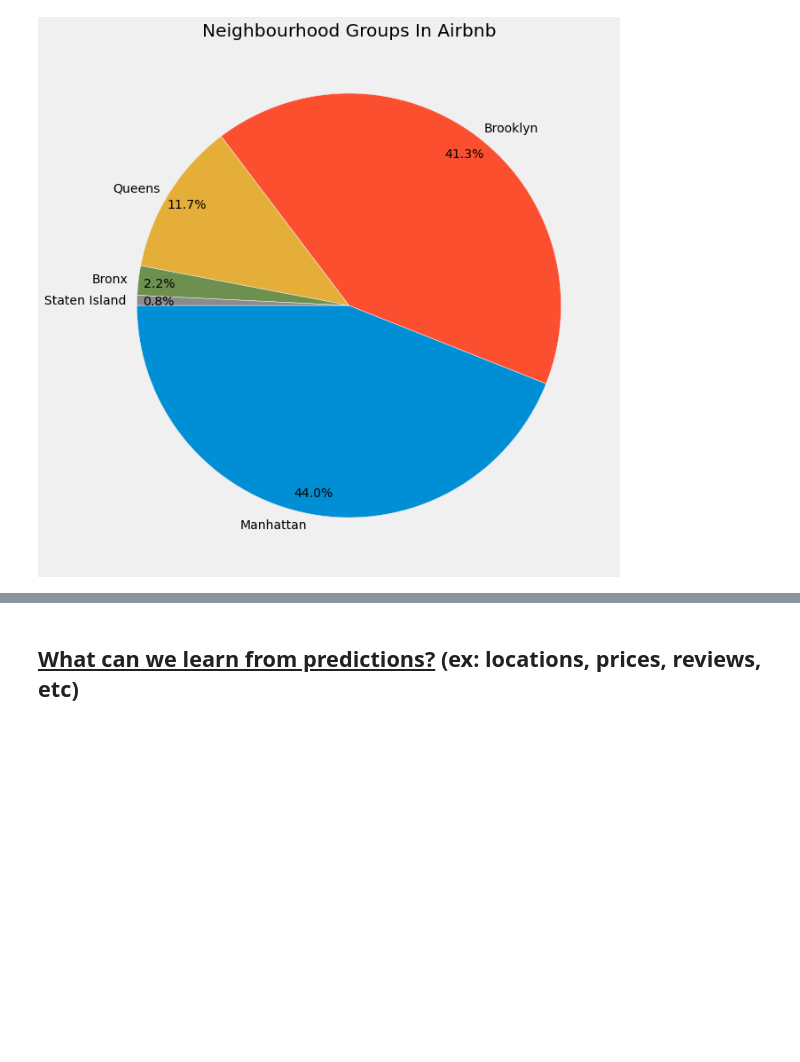
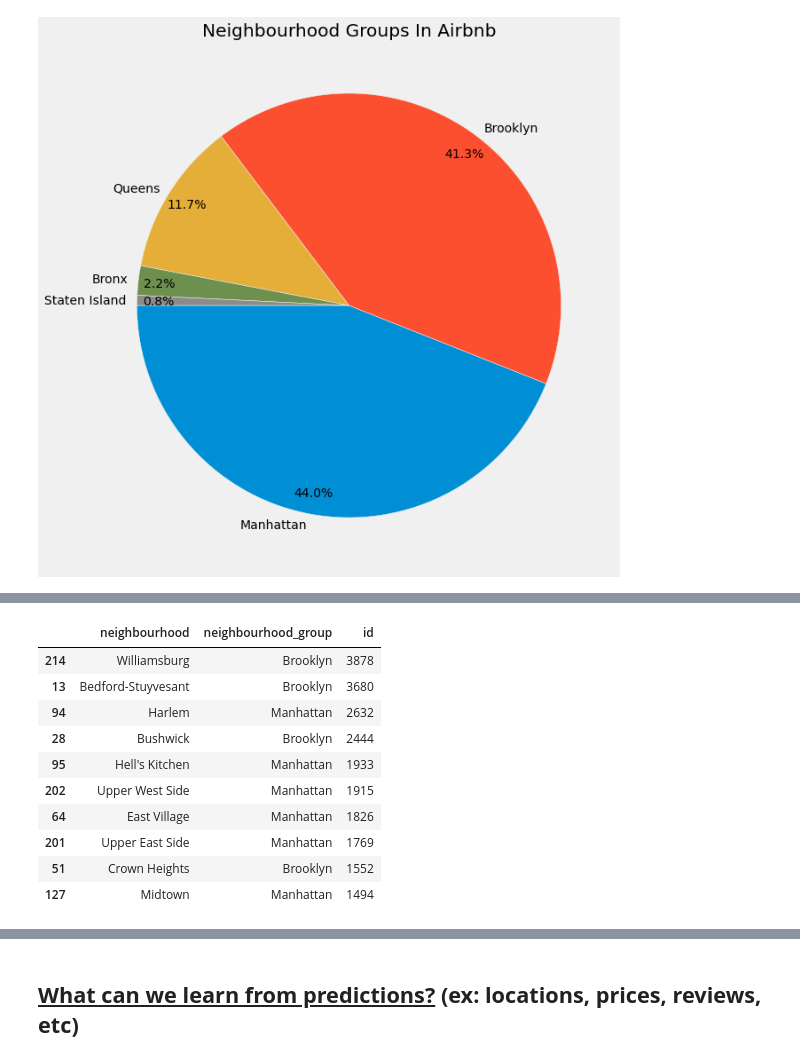
Before and after one commit to kashifkamran639/Airbnb-NYC-2019, a Jupyter notebook: Kashif_Kamran_Airbnb_Bookings_Analysis_Capstone_Project.ipynb, the cells around one changed output, grey strips where cells are left out. Saved outputs shown, nothing was run; the diff lists cells and outputs as text; code cells hidden in the pictures; blank space fills up the shorter version.

```diff
--- a/Kashif_Kamran_Airbnb_Bookings_Analysis_Capstone_Project.ipynb
+++ b/Kashif_Kamran_Airbnb_Bookings_Analysis_Capstone_Project.ipynb
@@ -306,0 +318,16 @@ plt.show()
+# %%
+neighbour = df.groupby(['neighbourhood', 'neighbourhood_group'])['id'].count().reset_index()
+top_neighbour = neighbour.sort_values(by = ['id'], ascending = False).head(10)
+top_neighbour
+# %% [output]
+|  | neighbourhood | neighbourhood_group | id |
+| 214 | Williamsburg | Brooklyn | 3878 |
+| 13 | Bedford-Stuyvesant | Brooklyn | 3680 |
+| 94 | Harlem | Manhattan | 2632 |
+| 28 | Bushwick | Brooklyn | 2444 |
+| 95 | Hell's Kitchen | Manhattan | 1933 |
+| 202 | Upper West Side | Manhattan | 1915 |
+| 64 | East Village | Manhattan | 1826 |
+| 201 | Upper East Side | Manhattan | 1769 |
+| 51 | Crown Heights | Brooklyn | 1552 |
+| 127 | Midtown | Manhattan | 1494 |
```
Also changed, not shown: parts of 33 cells of this notebook.
